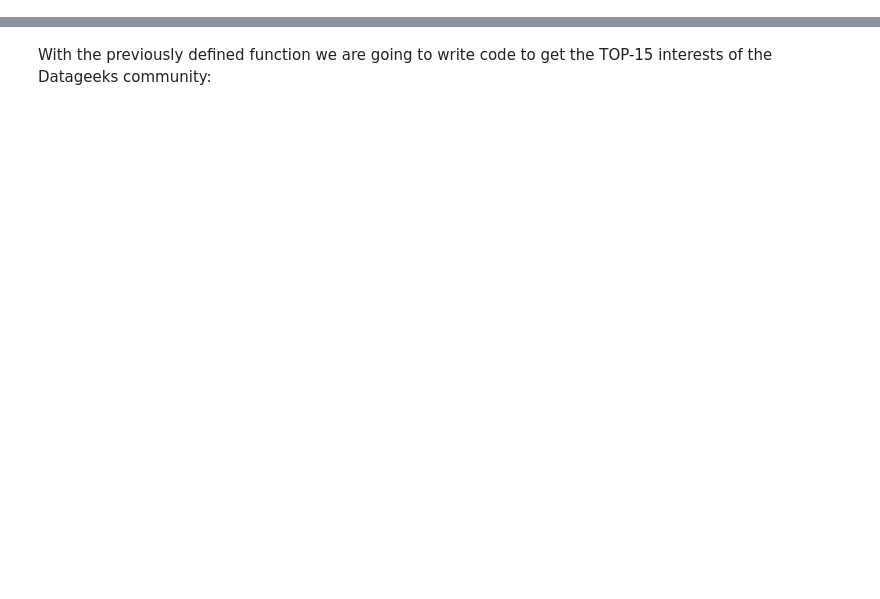
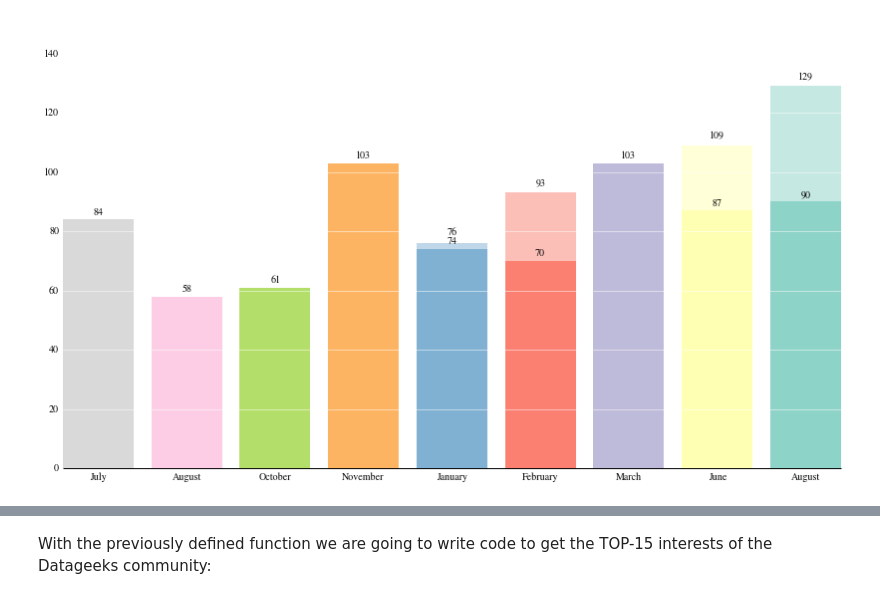
Before and after one commit to mfcabrera/munichdatageeks, a Jupyter notebook: notebooks/MunichDataGeeks_Playing_with_data.ipynb, the cells around one changed output, grey strips where cells are left out. Saved outputs shown, nothing was run; the diff lists cells and outputs as text; code cells hidden in the pictures; blank space fills up the shorter version.

```diff
--- a/notebooks/MunichDataGeeks_Playing_with_data.ipynb
+++ b/notebooks/MunichDataGeeks_Playing_with_data.ipynb
@@ -69,0 +98,4 @@ plt.close()
+# %%
+plot_attendees(show_waitlisted=True, save="hist-attendees-waitlisted")
+# %% [output]
+[figure, added]
```
Also changed, not shown: parts of 24 cells of this notebook.
